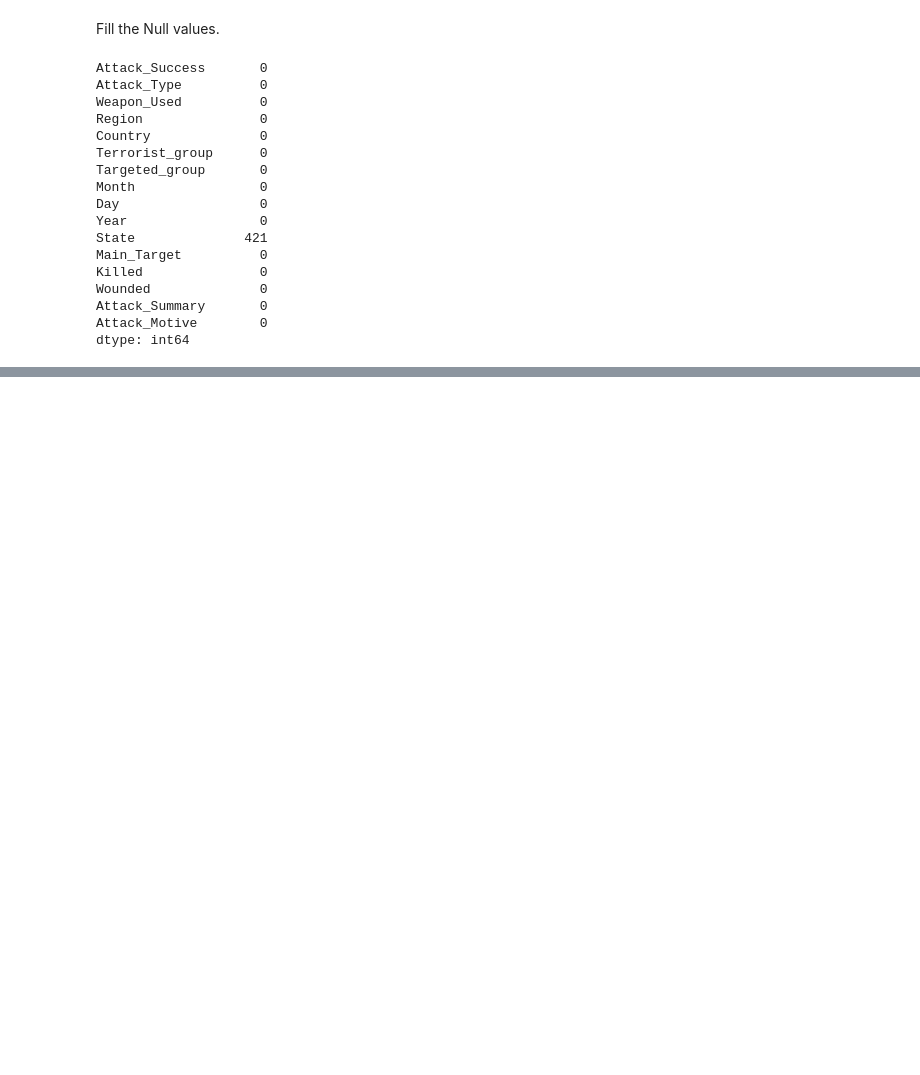
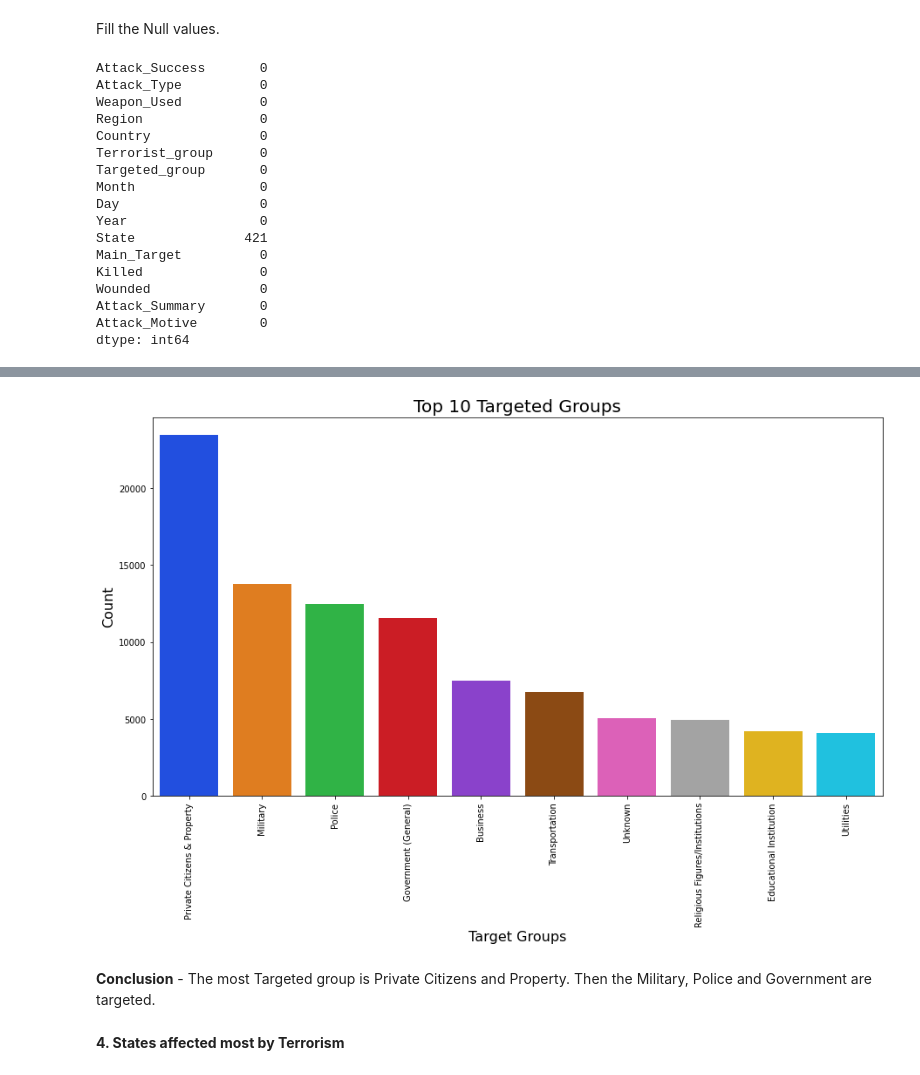
Before and after one commit to aarti-singh22/global-terrorism-analysis, a Jupyter notebook: Global_Terrorism_by_Aarti.ipynb, the cells around one changed output, grey strips where cells are left out. Cells and saved outputs as stored; diff of their text form; code cells hidden in the pictures; blank space fills up the shorter version.

```diff
--- a/Global_Terrorism_by_Aarti.ipynb
+++ b/Global_Terrorism_by_Aarti.ipynb
@@ -428,0 +506,16 @@ dtype: int64
+# %%
+# Plot bar chart
+plt.figure(figsize = (15,8))
+sns.barplot(terrorism['Targeted_group'].value_counts()[:10].index, terrorism['Country'].value_counts()[:10].values, palette = 'bright')
+plt.title('Top 10 Targeted Groups', fontsize = 20)
+plt.xlabel('Target Groups', fontsize = 16)
+plt.ylabel('Count', fontsize = 16)
+plt.xticks(rotation = 90)
+plt.show()
+# %% [output]
+[figure, added]
+# %% [markdown]
+**Conclusion** - The most Targeted group is Private Citizens and Property.
+Then the Military, Police and Government are targeted.
+# %% [markdown]
+**4. States affected most by Terrorism**
```
Also changed, not shown: parts of 34 cells of this notebook.
